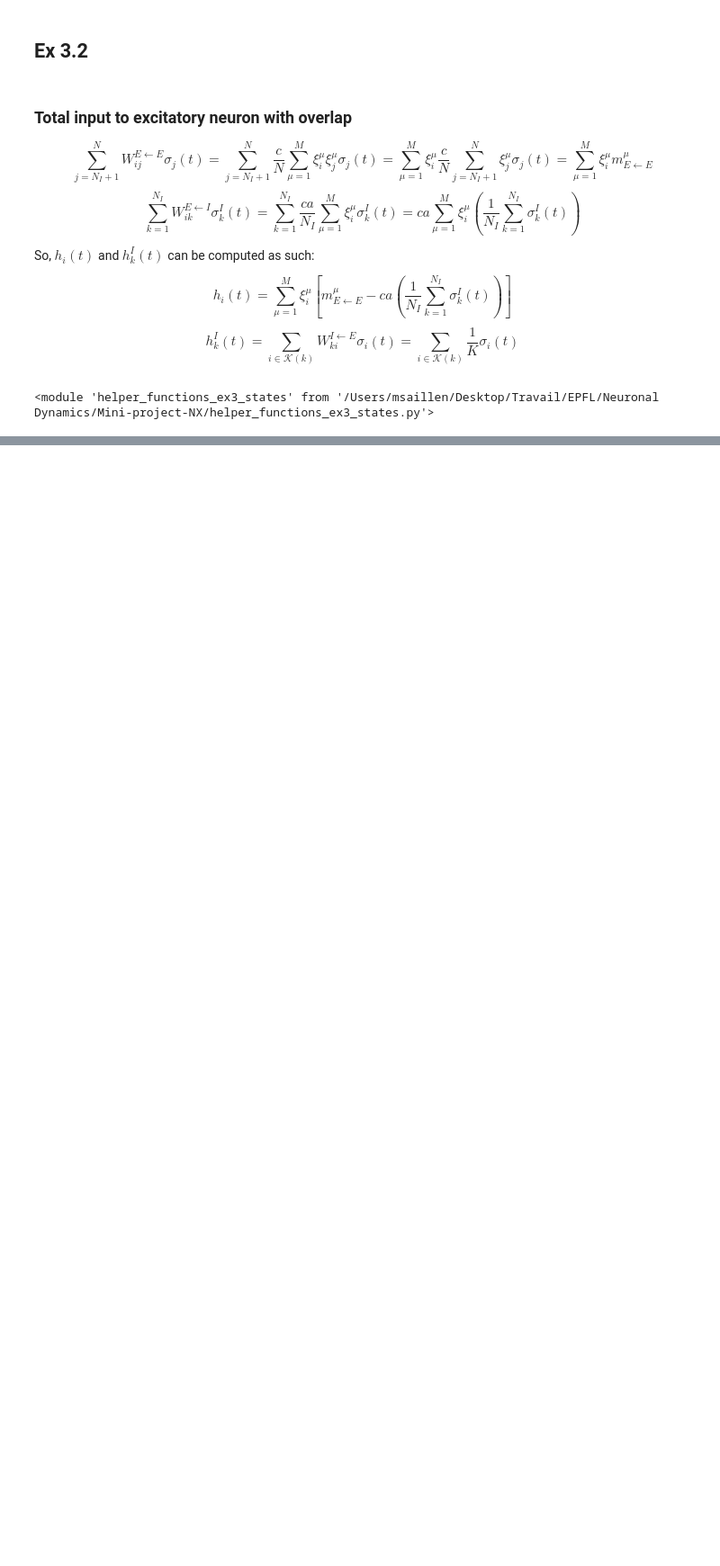
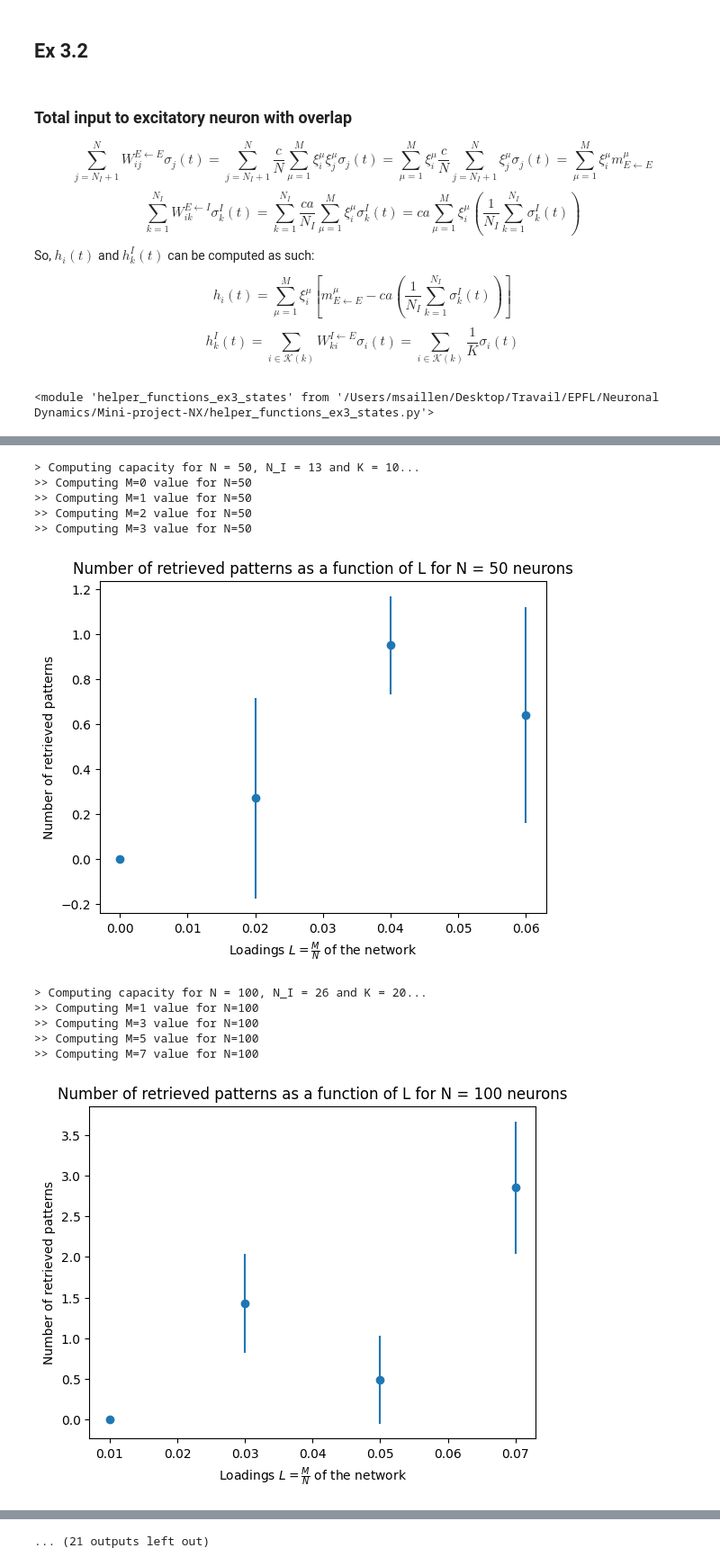
Before and after one commit to siyounglee00/Mini-project-NX, a Jupyter notebook: Miniproject_ex3.ipynb, the cells around one changed output, grey strips where cells are left out. Shown at 90% size. Drawn from its saved outputs; the diff is of its cells as text; code cells hidden in the pictures; blank space fills up the shorter version.

```diff
--- a/Miniproject_ex3.ipynb
+++ b/Miniproject_ex3.ipynb
@@ -252,0 +309,28 @@ The overlap is 1.1185185185185185
+# %%
+reload(helper_functions_ex3)
+from helper_functions_ex3 import study_capacity
+
+N_values = np.arange(50, 801, 50)
+N_I_values, K_values = [], []
+cst["K"] = 60
+cst["N"] = 300
+cst["N_I"] = 80
+
+for N in N_values:
+    N_I_values.append(int(cst["N_I"]/cst["N"] * N)) # Keep the ratio N_I/N = 80/300 = 4/15 constant.
+    K_values.append(int(cst["K"]/cst["N"] * N)) # Keep the ratio K/N constant.
+
+N_values, capacities = study_capacity(cst, N_values, N_I_values, K_values, prev_capacity=capacity, function_name="sync")
+# %% [output]
+> Computing capacity for N = 50, N_I = 13 and K = 10...
+>> Computing M=0 value for N=50
+>> Computing M=1 value for N=50
+>> Computing M=2 value for N=50
+>> Computing M=3 value for N=50
+[figure, added]
+> Computing capacity for N = 100, N_I = 26 and K = 20...
+>> Computing M=1 value for N=100
+>> Computing M=3 value for N=100
+>> Computing M=5 value for N=100
+>> Computing M=7 value for N=100
+[figure, added]
@@ -252,0 +361 @@ The overlap is 1.1185185185185185
+... (21 outputs left out)
```
Also changed, not shown: parts of 29 cells of this notebook, 2 other files.
